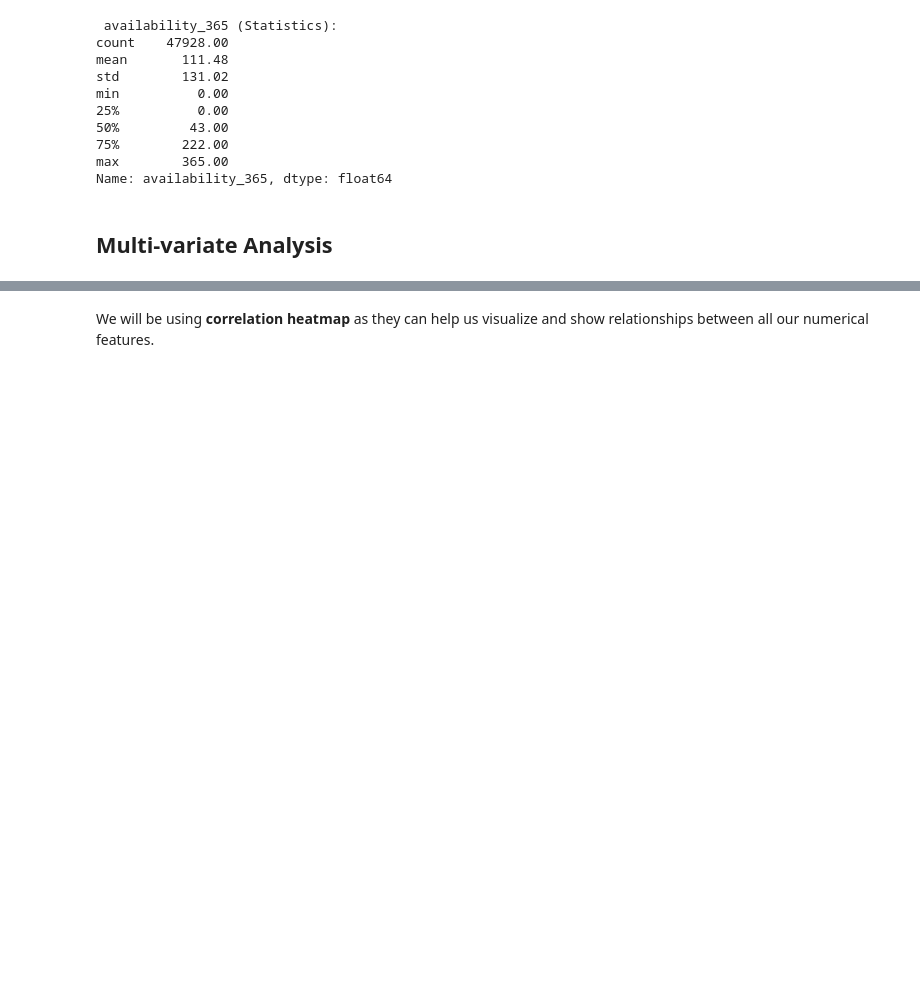
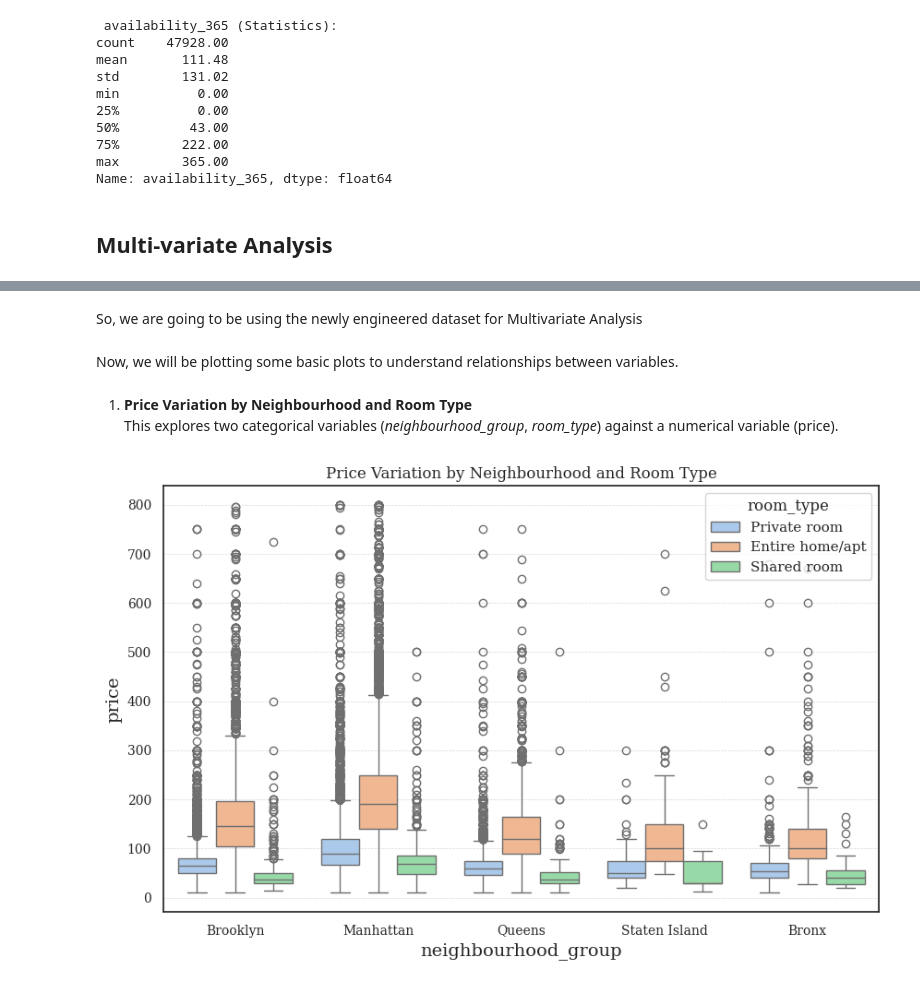
Before and after one commit to Aditya-907/NYC_Airbnb_EDA, a Jupyter notebook: notebooks/EDA_Report.ipynb, the cells around one changed output, grey strips where cells are left out. Cells and saved outputs as stored; diff of their text form; code cells hidden in the pictures; blank space fills up the shorter version.

```diff
--- a/notebooks/EDA_Report.ipynb
+++ b/notebooks/EDA_Report.ipynb
@@ -729,2 +757,16 @@ Multivariate Analysis is the type of analysis in which we look at how multiple(m
-# %% [markdown]
-We will be using **correlation heatmap** as they can help us visualize and show relationships between all our numerical features.
+# %% [markdown]
+So, we are going to be using the newly engineered dataset for Multivariate Analysis
+# %%
+df = pd.read_csv('AB_NYC_2019_engineered.csv')
+# %% [markdown]
+Now, we will be plotting some basic plots to understand relationships between variables.
+# %% [markdown]
+1. **Price Variation by Neighbourhood and Room Type**
+This explores two categorical variables (*neighbourhood_group*, *room_type*) against a numerical variable (price).
+# %%
+plt.figure(figsize=(10,6))
+sns.boxplot(x='neighbourhood_group', y='price', hue='room_type', data=df)
+plt.title('Price Variation by Neighbourhood and Room Type')
+plt.show()
+# %% [output]
+[figure, added]
```
Also changed, not shown: parts of 28 cells of this notebook.
